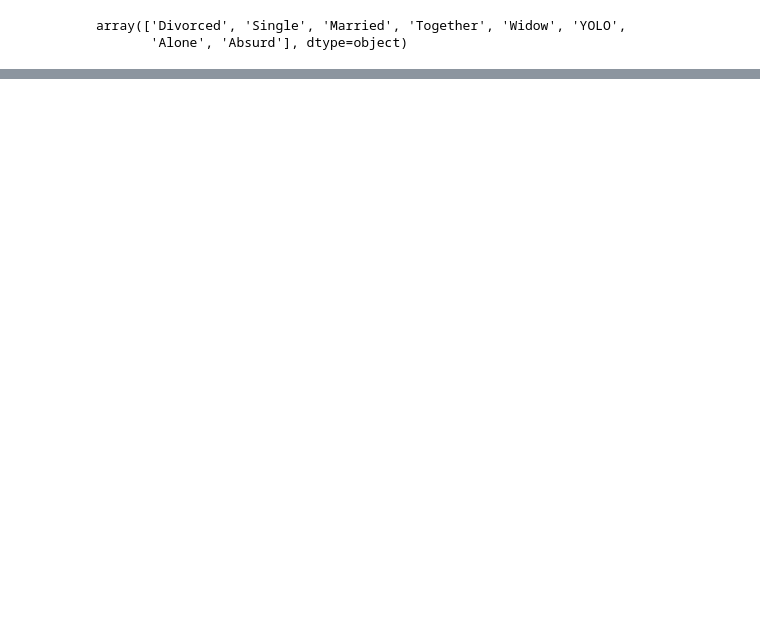
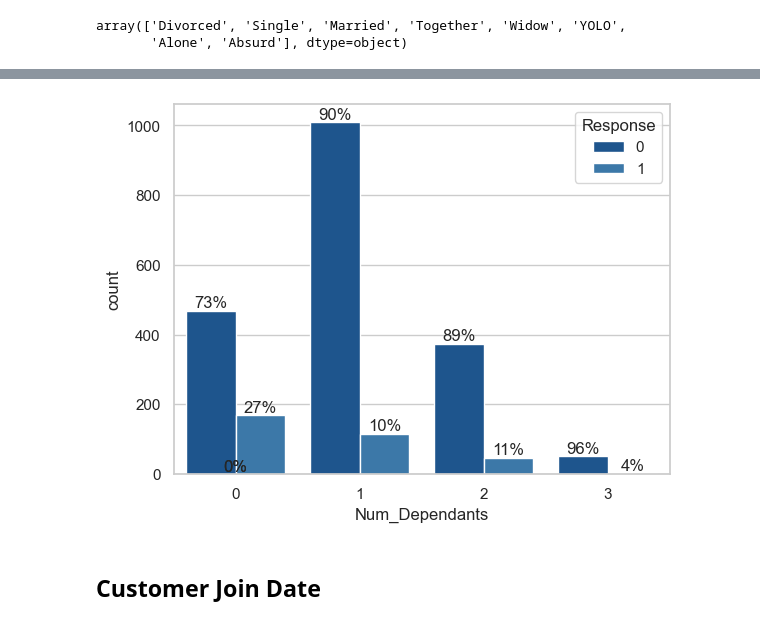
Before and after one commit to FemasAriandaRizki/marketing_analisis, a Jupyter notebook: marketing_analysis.ipynb, the cells around one changed output, grey strips where cells are left out. Cells and saved outputs as stored; diff of their text form; code cells hidden in the pictures; blank space fills up the shorter version.

```diff
--- a/marketing_analysis.ipynb
+++ b/marketing_analysis.ipynb
@@ -331,0 +354,11 @@ df['Marital_Status'] = df['Marital_Status'].apply(lambda x: 'Single' if str(x) i
+# %%
+df['Num_Dependants'] = df['Kidhome'] + df['Teenhome']
+# %%
+ax = sns.countplot(x='Num_Dependants', hue='Response', data=df)
+barPerc(df, 'Num_Dependants', ax)
+
+# Customer yang tinggal sendiri cenderung menerima penawaran campaign
+# %% [output]
+[figure, added]
+# %% [markdown]
+## Customer Join Date
```
Also changed, not shown: parts of 7 cells of this notebook.
